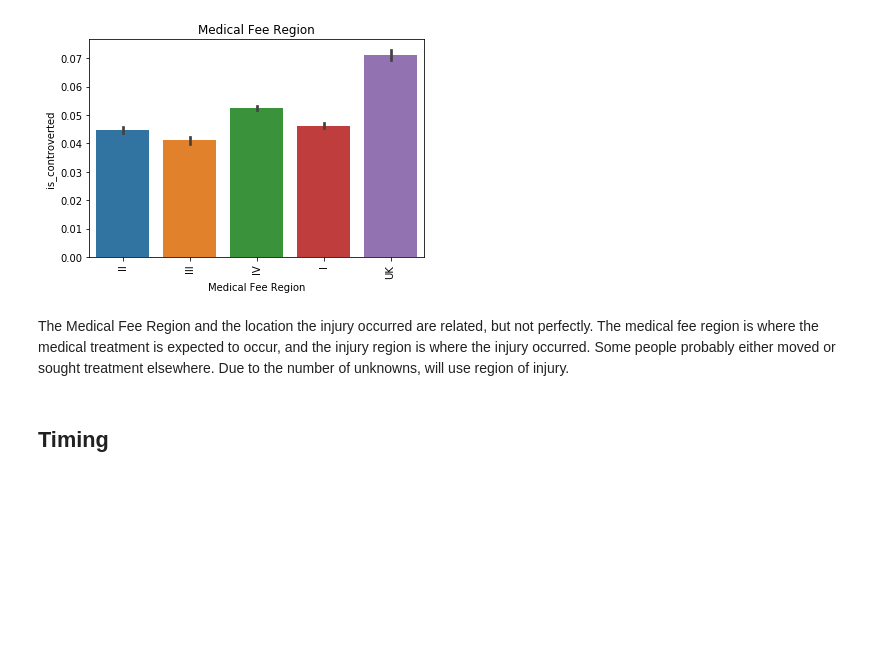
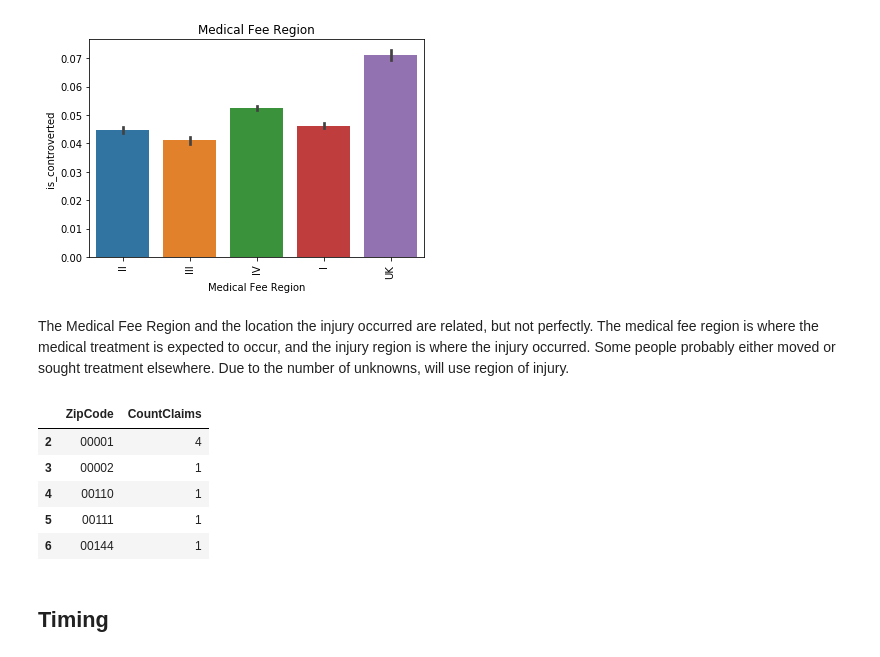
Before and after one commit to cbevis/U3_Capstone, a Jupyter notebook: NYS_Assembled_Workers2.ipynb, the cells around one changed output. Drawn from its saved outputs; the diff is of its cells as text; code cells hidden in the pictures; blank space fills up the shorter version.

```diff
--- a/NYS_Assembled_Workers2.ipynb
+++ b/NYS_Assembled_Workers2.ipynb
@@ -397,0 +429,14 @@ The Medical Fee Region and the location the injury occurred are related, but not
+# %%
+table1 = pd.DataFrame(df.groupby(by='Zip Code')['is_controverted'].count().reset_index())
+table1.columns = ['ZipCode', 'CountClaims']
+table1 = table1[table1['ZipCode'] != '0']
+table1 = table1[table1['ZipCode'] != '00000']
+# %%
+table1.head()
+# %% [output]
+|  | ZipCode | CountClaims |
+| 2 | 00001 | 4 |
+| 3 | 00002 | 1 |
+| 4 | 00110 | 1 |
+| 5 | 00111 | 1 |
+| 6 | 00144 | 1 |
```
Also changed, not shown: parts of 18 cells of this notebook.
